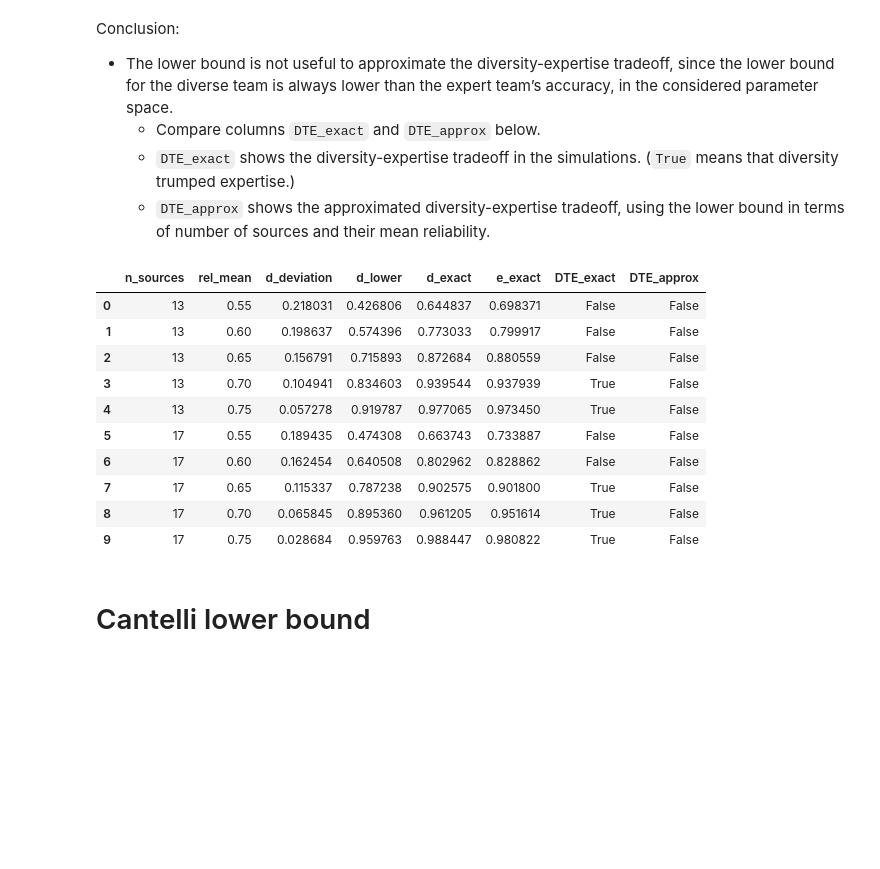
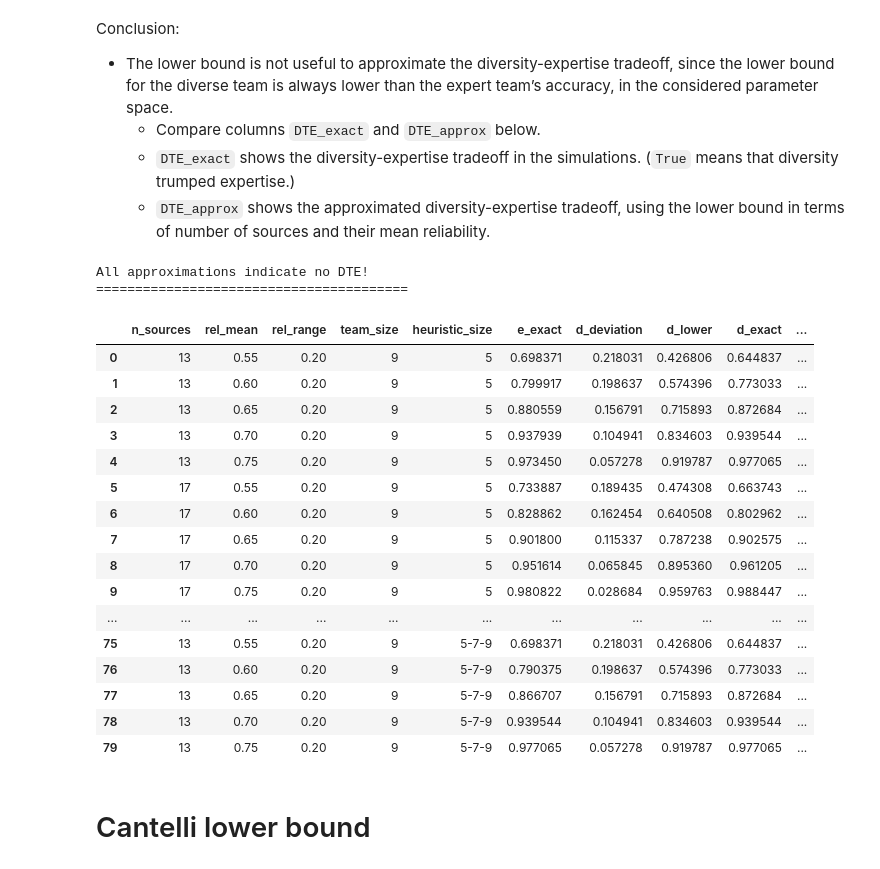
Before and after one commit to HeinDuijf/DiversityAbility, a Jupyter notebook: Analytical.ipynb, the cells around one changed output. Saved outputs shown, nothing was run; the diff lists cells and outputs as text; code cells hidden in the pictures; blank space fills up the shorter version.

Commit message:
refined approximation

```diff
--- a/Analytical.ipynb
+++ b/Analytical.ipynb
@@ -114,26 +146,34 @@ Conclusion:
     - `DTE_approx` shows the approximated diversity-expertise tradeoff, using the lower bound in terms of number of sources and their mean reliability.
 # %%
 df_lower_average = generate_lower_average_df()
-df_lower_average[["n_sources",
-    "rel_mean",
-    "d_deviation",
-    "d_lower",
-    "d_exact",
-    "e_exact",
-    "DTE_exact",
-    "DTE_approx",]]
-# %% [output]
-|  | n_sources | rel_mean | d_deviation | d_lower | d_exact | e_exact | DTE_exact | DTE_approx |
-| 0 | 13 | 0.55 | 0.218031 | 0.426806 | 0.644837 | 0.698371 | False | False |
-| 1 | 13 | 0.60 | 0.198637 | 0.574396 | 0.773033 | 0.799917 | False | False |
-| 2 | 13 | 0.65 | 0.156791 | 0.715893 | 0.872684 | 0.880559 | False | False |
-| 3 | 13 | 0.70 | 0.104941 | 0.834603 | 0.939544 | 0.937939 | True | False |
-| 4 | 13 | 0.75 | 0.057278 | 0.919787 | 0.977065 | 0.973450 | True | False |
-| 5 | 17 | 0.55 | 0.189435 | 0.474308 | 0.663743 | 0.733887 | False | False |
-| 6 | 17 | 0.60 | 0.162454 | 0.640508 | 0.802962 | 0.828862 | False | False |
-| 7 | 17 | 0.65 | 0.115337 | 0.787238 | 0.902575 | 0.901800 | True | False |
-| 8 | 17 | 0.70 | 0.065845 | 0.895360 | 0.961205 | 0.951614 | True | False |
-| 9 | 17 | 0.75 | 0.028684 | 0.959763 | 0.988447 | 0.980822 | True | False |
+# %%
+if df_lower_average["DTE_approx"].eq(False).all():
+    print("All approximations indicate no DTE!")
+else:
+    print("Some approximations indicate DTE!")
+print("="*40)
+with pd.option_context('display.max_rows', None):
+    display(df_lower_average)
+# %% [output]
+All approximations indicate no DTE!
+========================================
+|  | n_sources | rel_mean | rel_range | team_size | heuristic_size | e_exact | d_deviation | d_lower | d_exact | ... |
+| 0 | 13 | 0.55 | 0.20 | 9 | 5 | 0.698371 | 0.218031 | 0.426806 | 0.644837 | ... |
+| 1 | 13 | 0.60 | 0.20 | 9 | 5 | 0.799917 | 0.198637 | 0.574396 | 0.773033 | ... |
+| 2 | 13 | 0.65 | 0.20 | 9 | 5 | 0.880559 | 0.156791 | 0.715893 | 0.872684 | ... |
+| 3 | 13 | 0.70 | 0.20 | 9 | 5 | 0.937939 | 0.104941 | 0.834603 | 0.939544 | ... |
+| 4 | 13 | 0.75 | 0.20 | 9 | 5 | 0.973450 | 0.057278 | 0.919787 | 0.977065 | ... |
+| 5 | 17 | 0.55 | 0.20 | 9 | 5 | 0.733887 | 0.189435 | 0.474308 | 0.663743 | ... |
+| 6 | 17 | 0.60 | 0.20 | 9 | 5 | 0.828862 | 0.162454 | 0.640508 | 0.802962 | ... |
+| 7 | 17 | 0.65 | 0.20 | 9 | 5 | 0.901800 | 0.115337 | 0.787238 | 0.902575 | ... |
+| 8 | 17 | 0.70 | 0.20 | 9 | 5 | 0.951614 | 0.065845 | 0.895360 | 0.961205 | ... |
+| 9 | 17 | 0.75 | 0.20 | 9 | 5 | 0.980822 | 0.028684 | 0.959763 | 0.988447 | ... |
+| ... | ... | ... | ... | ... | ... | ... | ... | ... | ... | ... |
+| 75 | 13 | 0.55 | 0.20 | 9 | 5-7-9 | 0.698371 | 0.218031 | 0.426806 | 0.644837 | ... |
+| 76 | 13 | 0.60 | 0.20 | 9 | 5-7-9 | 0.790375 | 0.198637 | 0.574396 | 0.773033 | ... |
+| 77 | 13 | 0.65 | 0.20 | 9 | 5-7-9 | 0.866707 | 0.156791 | 0.715893 | 0.872684 | ... |
+| 78 | 13 | 0.70 | 0.20 | 9 | 5-7-9 | 0.939544 | 0.104941 | 0.834603 | 0.939544 | ... |
+| 79 | 13 | 0.75 | 0.20 | 9 | 5-7-9 | 0.977065 | 0.057278 | 0.919787 | 0.977065 | ... |
 # %% [markdown]
 # Cantelli lower bound
 # %% [markdown]
```
Also changed, not shown: parts of 17 cells of this notebook.
